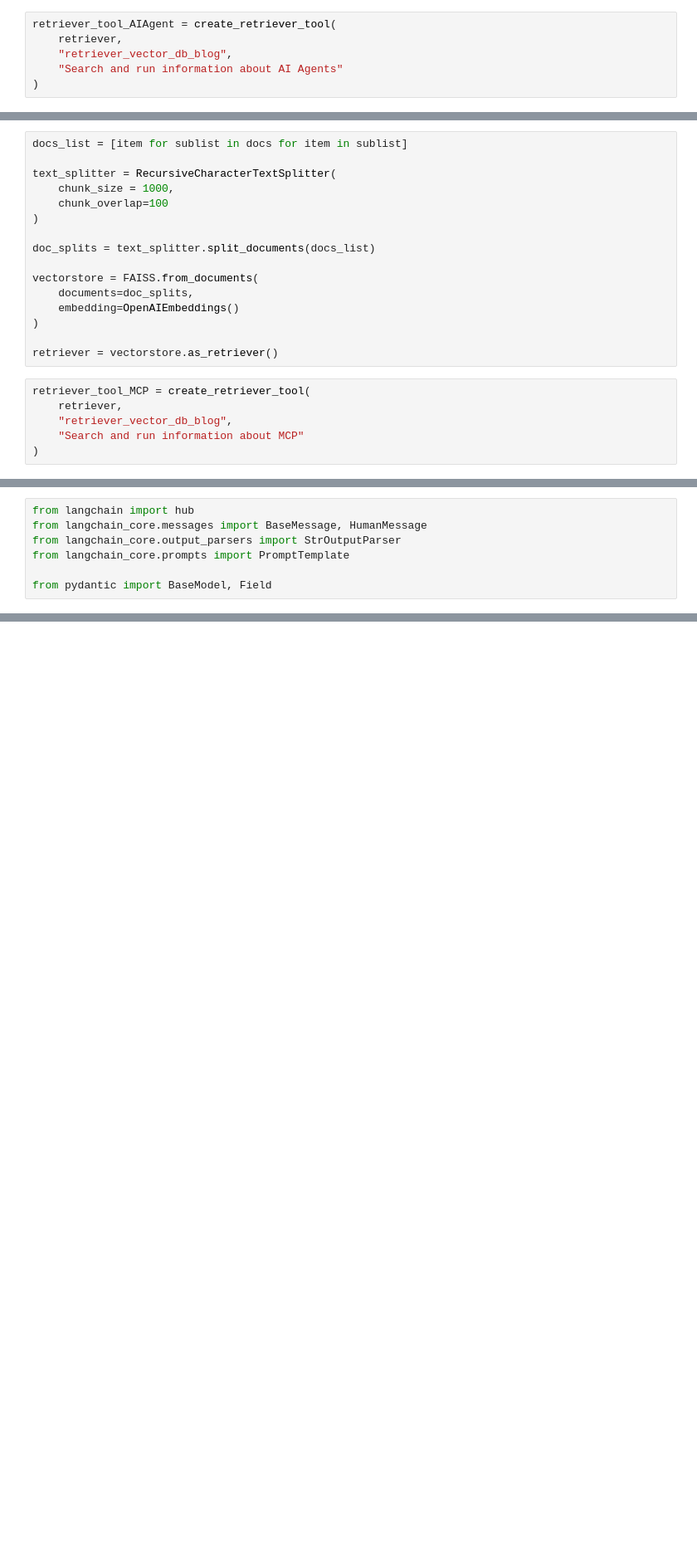
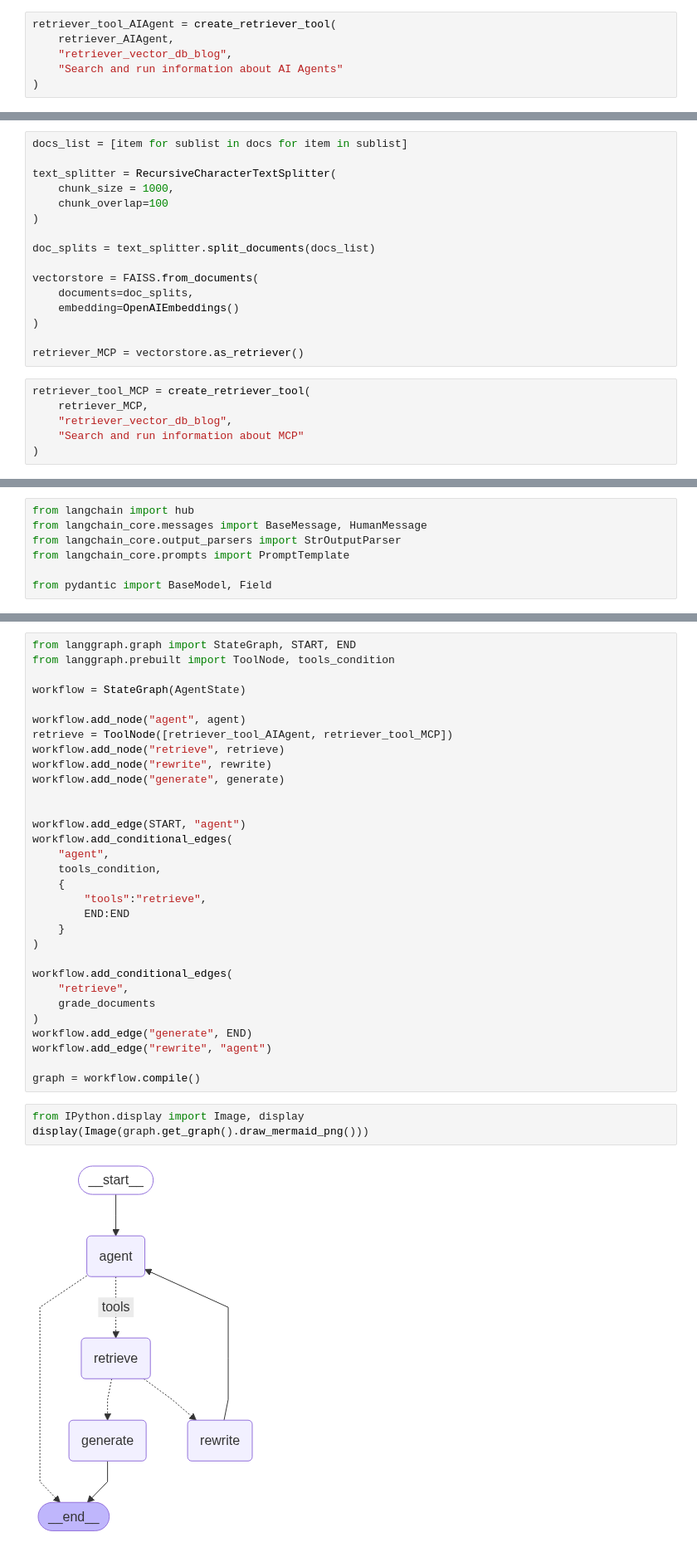
Before and after one commit to beniamine3155/Retrieval_Augmented_Generation_RAG, a Jupyter notebook: agentic_rag.ipynb, the cells around one changed output, grey strips where cells are left out. Shown: that part at 83% size. Cells and saved outputs as stored; diff of their text form; blank space fills up the shorter version.

Commit message:
create workflow and generate answer

```diff
--- a/agentic_rag.ipynb
+++ b/agentic_rag.ipynb
@@ -47,6 +47,6 @@ retriever = vectorstore.as_retriever()
 # %%
 retriever_tool_AIAgent = create_retriever_tool(
-    retriever,
+    retriever_AIAgent,
     "retriever_vector_db_blog",
     "Search and run information about AI Agents"
 )
@@ -74,10 +74,10 @@ vectorstore = FAISS.from_documents(
     embedding=OpenAIEmbeddings()
 )
 
-retriever = vectorstore.as_retriever()
+retriever_MCP = vectorstore.as_retriever()
 # %%
 retriever_tool_MCP = create_retriever_tool(
-    retriever,
+    retriever_MCP,
     "retriever_vector_db_blog",
     "Search and run information about MCP"
 )
@@ -244,3 +244,39 @@ def rewrite(state):
     model = ChatOpenAI()
     response = model.invoke(msg)
     return {"messages": [response]}
+# %%
+from langgraph.graph import StateGraph, START, END
+from langgraph.prebuilt import ToolNode, tools_condition
+
+workflow = StateGraph(AgentState)
+
+workflow.add_node("agent", agent)
+retrieve = ToolNode([retriever_tool_AIAgent, retriever_tool_MCP])
+workflow.add_node("retrieve", retrieve)
+workflow.add_node("rewrite", rewrite)
+workflow.add_node("generate", generate)
+
+
+workflow.add_edge(START, "agent")
+workflow.add_conditional_edges(
+    "agent",
+    tools_condition,
+    {
+        "tools":"retrieve",
+        END:END
+    }
+)
+
+workflow.add_conditional_edges(
+    "retrieve",
+    grade_documents
+)
+workflow.add_edge("generate", END)
+workflow.add_edge("rewrite", "agent")
+
+graph = workflow.compile()
+# %%
+from IPython.display import Image, display
+display(Image(graph.get_graph().draw_mermaid_png()))
+# %% [output]
+[figure, added]
```
Also changed, not shown: parts of 4 cells of this notebook.
